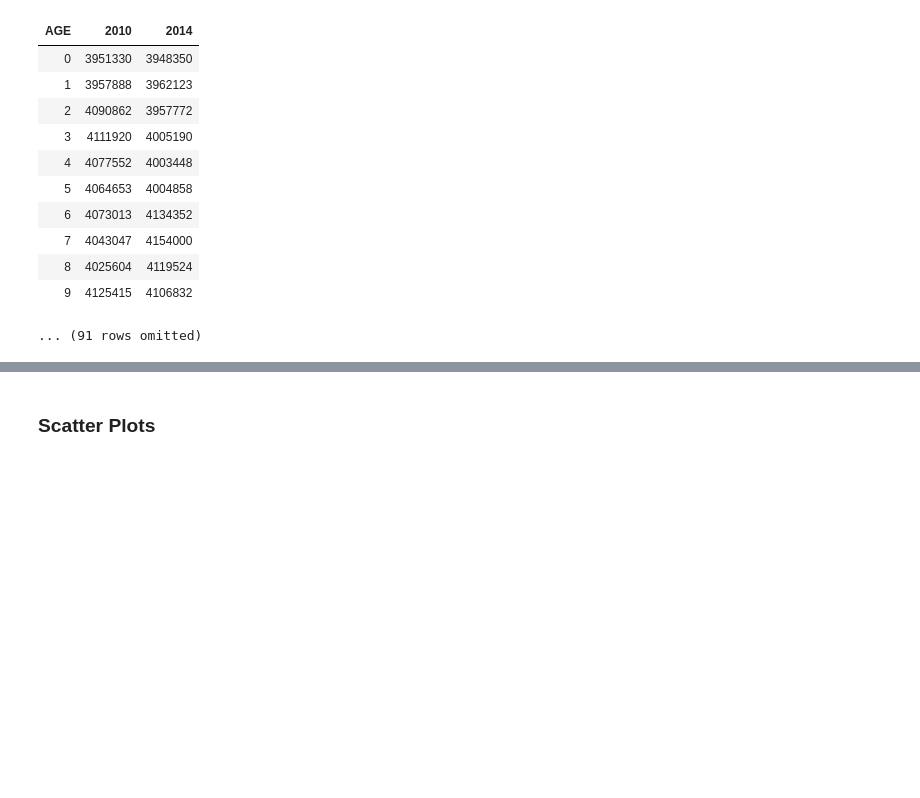
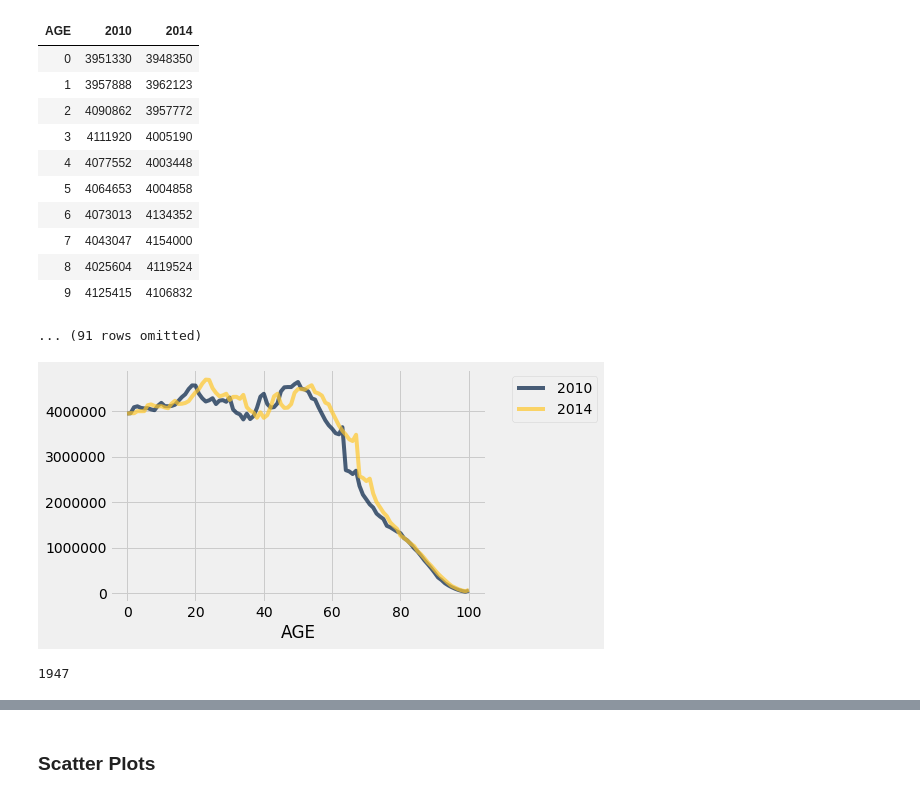
Before and after one commit to Antogin/materials-su19, a Jupyter notebook: materials/su19/lec/lec06-live.ipynb, the cells around one changed output, grey strips where cells are left out. Cells and saved outputs as stored; diff of their text form; code cells hidden in the pictures; blank space fills up the shorter version.

```diff
--- a/materials/su19/lec/lec06-live.ipynb
+++ b/materials/su19/lec/lec06-live.ipynb
@@ -100,3 +115,11 @@ everyone
 | 8 | 4025604 | 4119524 |
 | 9 | 4125415 | 4106832 |
 ... (91 rows omitted)
+# %%
+everyone.plot('AGE')
+# %% [output]
+[figure, added]
+# %%
+2010 - 63
+# %% [output]
+1947
```
Also changed, not shown: parts of 8 cells of this notebook.
